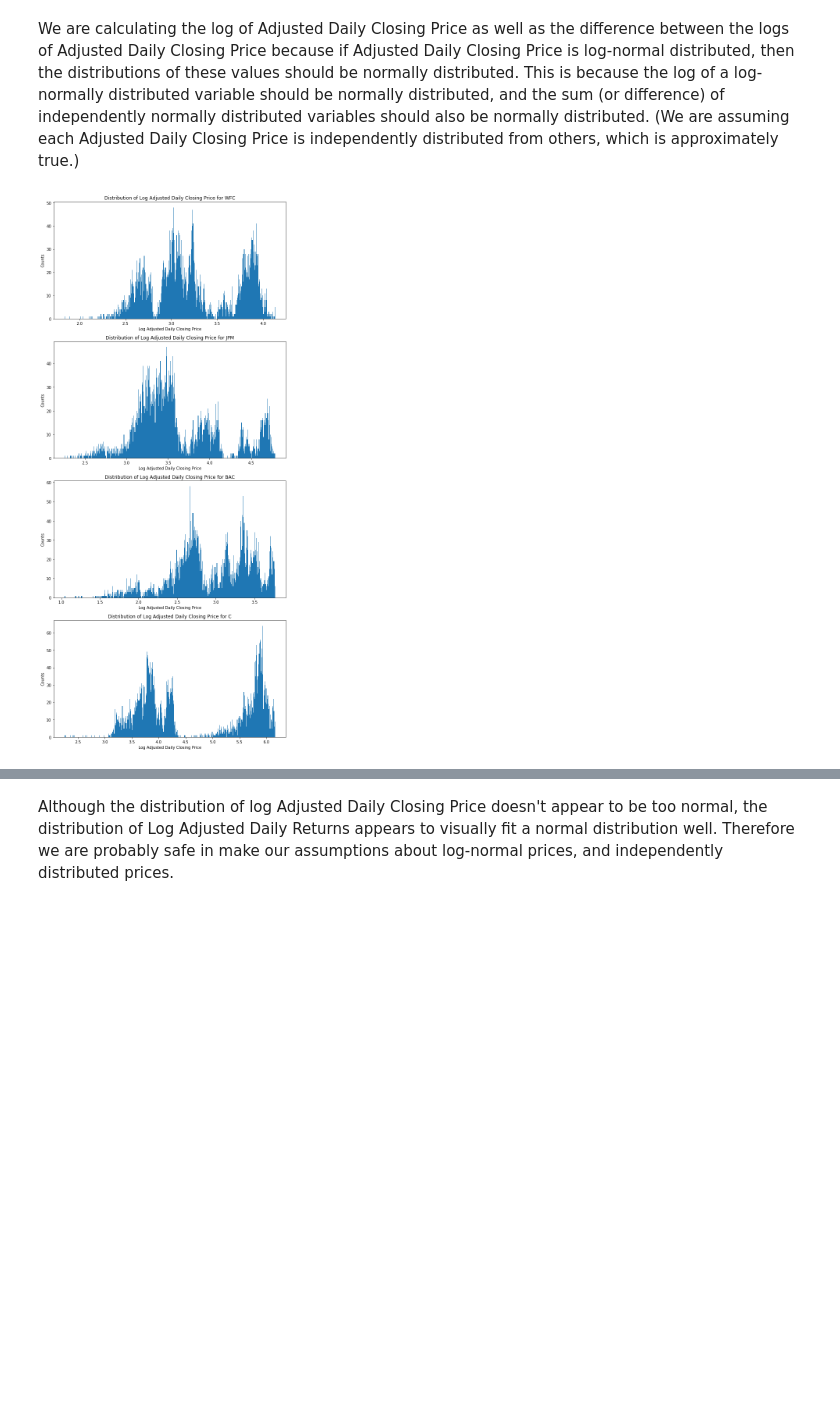
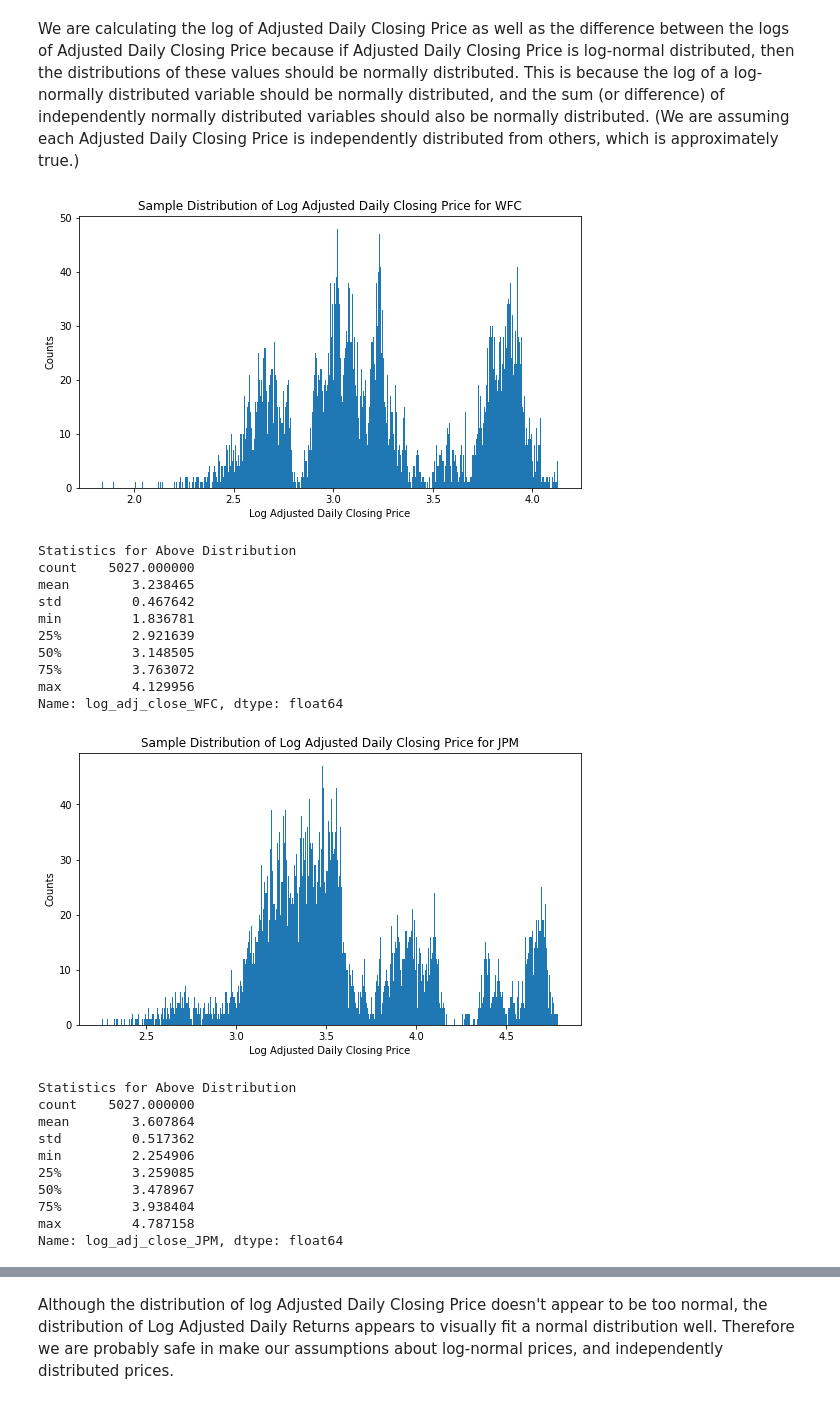
Before and after one commit to Evbor/Stock_Analysis, a Jupyter notebook: research/model_v1/FinTech.ipynb, the cells around one changed output, grey strips where cells are left out. Drawn from its saved outputs; the diff is of its cells as text; code cells hidden in the pictures; blank space fills up the shorter version.

```diff
--- a/research/model_v1/FinTech.ipynb
+++ b/research/model_v1/FinTech.ipynb
@@ -732,12 +737,15 @@ It appears that after the company went IPO, the price of the stock climbed for a
 # %%
 # Plotting the distribution of Adjusted Daily Closing Prices
-fig, ax = plt.subplots(len(tickers), 1, figsize=(9, 20), tight_layout=True)
 
 for i in range(len(tickers)):
-    ax[i].hist(df['_'.join(['adjusted_close', tickers[i]])].tolist(), bins=500)
-    ax[i].set_title('Distribution of Adjusted Daily Closing Prices for {}'.format(tickers[i]))
-    ax[i].set_xlabel('Adjusted Daily Closing Prices')
-    ax[i].set_ylabel('Counts')
-
-plt.show()
+    data = df['_'.join(['adjusted_close', tickers[i]])]
+    fig, ax = plt.subplots(figsize=(9,5))
+    ax.hist(data.tolist(), bins=500)
+    ax.set_title('Sample Distribution of Adjusted Daily Closing Prices for {}'.format(tickers[i]))
+    ax.set_xlabel('Adjusted Daily Closing Prices')
+    ax.set_ylabel('Counts')
+    plt.show()
+    print('Statistics for Above Distribution')
+    print(data.describe())
+    print()
 # %% [output]
@@ -754,14 +806,38 @@ for t in tickers:
 We are calculating the log of Adjusted Daily Closing Price as well as the difference between the logs of Adjusted Daily Closing Price because if Adjusted Daily Closing Price is log-normal distributed, then the distributions of these values should be normally distributed. This is because the log of a log-normally distributed variable should be normally distributed, and the sum (or difference) of independently normally distributed variables should also be normally distributed. (We are assuming each Adjusted Daily Closing Price is independently distributed from others, which is approximately true.)
 # %%
 # Plotting the distribution of Log Adjusted Daily Closing Price
-fig, ax = plt.subplots(len(tickers), 1, figsize=(9, 20), tight_layout=True)
 
 for i in range(len(tickers)):
-    ax[i].hist(df['_'.join(['log_adj_close', tickers[i]])].tolist(), bins=500)
-    ax[i].set_title('Distribution of Log Adjusted Daily Closing Price for {}'.format(tickers[i]))
-    ax[i].set_xlabel('Log Adjusted Daily Closing Price')
-    ax[i].set_ylabel('Counts')
-
-plt.show()
+    data = df['_'.join(['log_adj_close', tickers[i]])]
+    fig, ax = plt.subplots(figsize=(9,5))
+    ax.hist(data.tolist(), bins=500)
+    ax.set_title('Sample Distribution of Log Adjusted Daily Closing Price for {}'.format(tickers[i]))
+    ax.set_xlabel('Log Adjusted Daily Closing Price')
+    ax.set_ylabel('Counts')
+    plt.show()
+    print('Statistics for Above Distribution')
+    print(data.describe())
+    print()
 # %% [output]
-[figure, old version]
+[figure, new version]
+Statistics for Above Distribution
+count    5027.000000
+mean        3.238465
+std         0.467642
+min         1.836781
+25%         2.921639
+50%         3.148505
+75%         3.763072
+max         4.129956
+Name: log_adj_close_WFC, dtype: float64
+[figure, added]
+Statistics for Above Distribution
+count    5027.000000
+mean        3.607864
+std         0.517362
+min         2.254906
+25%         3.259085
+50%         3.478967
+75%         3.938404
+max         4.787158
+Name: log_adj_close_JPM, dtype: float64
```
Also changed, not shown: parts of 82 cells of this notebook, 1 other file.
